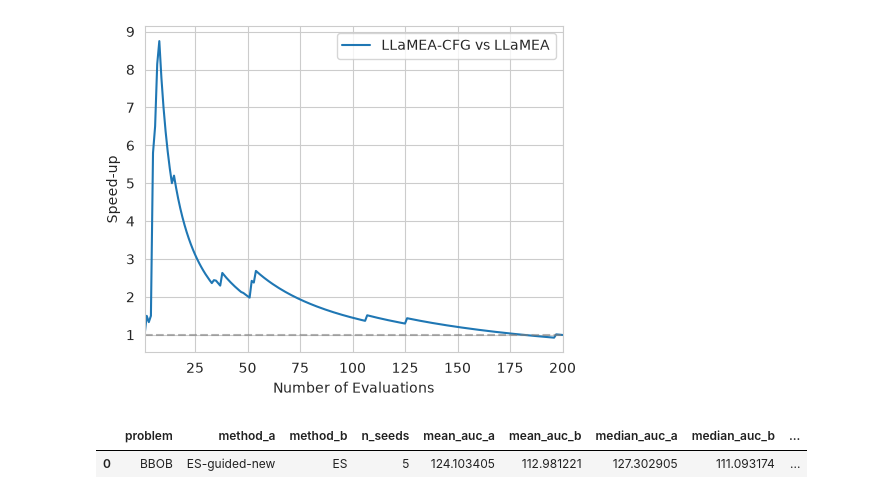
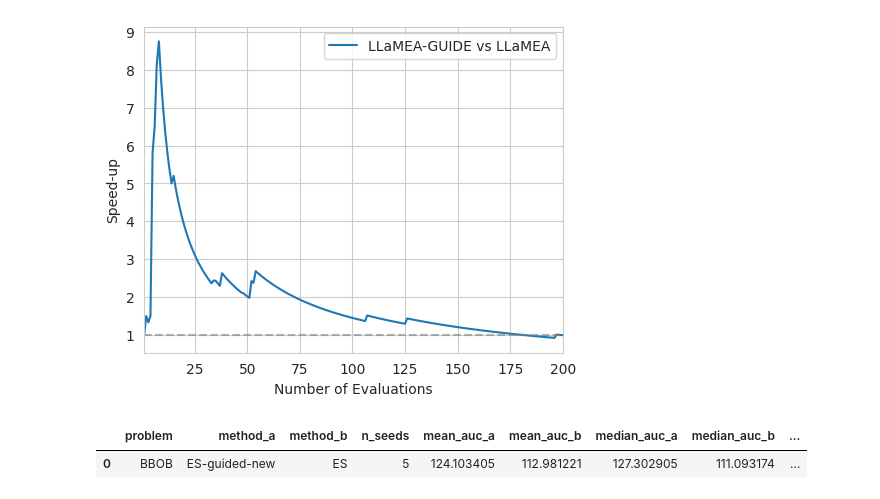
Before and after one commit to XAI-liacs/BLADE, a Jupyter notebook: visualize_1.ipynb, the cells around one changed output. Cells and saved outputs as stored; diff of their text form; code cells hidden in the pictures.

```diff
--- a/visualize_1.ipynb
+++ b/visualize_1.ipynb
@@ -350,7 +347,7 @@ handles, previous_labels = ax.get_legend_handles_labels()
 new_labels = []
 for label in previous_labels:
     if label == "ES-guided-new":
-        new_labels.append("LLaMEA-CFG")
+        new_labels.append("LLaMEA-GUIDE")
     elif label == "ES":
         new_labels.append("LLaMEA")
     else:
@@ -366,22 +363,22 @@ plt.show()
 # %%
 fig = plot_speedup(logger, method_fast="ES-guided-new", method_slow="ES", save=False, return_fig=True, budget=200)
 ax = fig.axes[0]   # or however you're getting your axis
 fig.set_size_inches(5, 4)
 
 ax.set_title(None)
 handles, previous_labels = ax.get_legend_handles_labels()
 new_labels = []
 for label in previous_labels:
     if label == "ES-guided-new vs ES":
-        new_labels.append("LLaMEA-CFG vs LLaMEA")
+        new_labels.append("LLaMEA-GUIDE vs LLaMEA")
     else:
         new_labels.append(label)
 ax.legend(handles=handles, labels=new_labels)
 plt.tight_layout()
 plt.savefig("speed-up-sbox.png")
 plt.show()
 # %% [output]
-[figure, old version]
+[figure, new version]
 # %%
 compare_auc(logger,
             method_a= "ES-guided-new",
```
Also changed, not shown: parts of 5 cells of this notebook, 5 other files.
